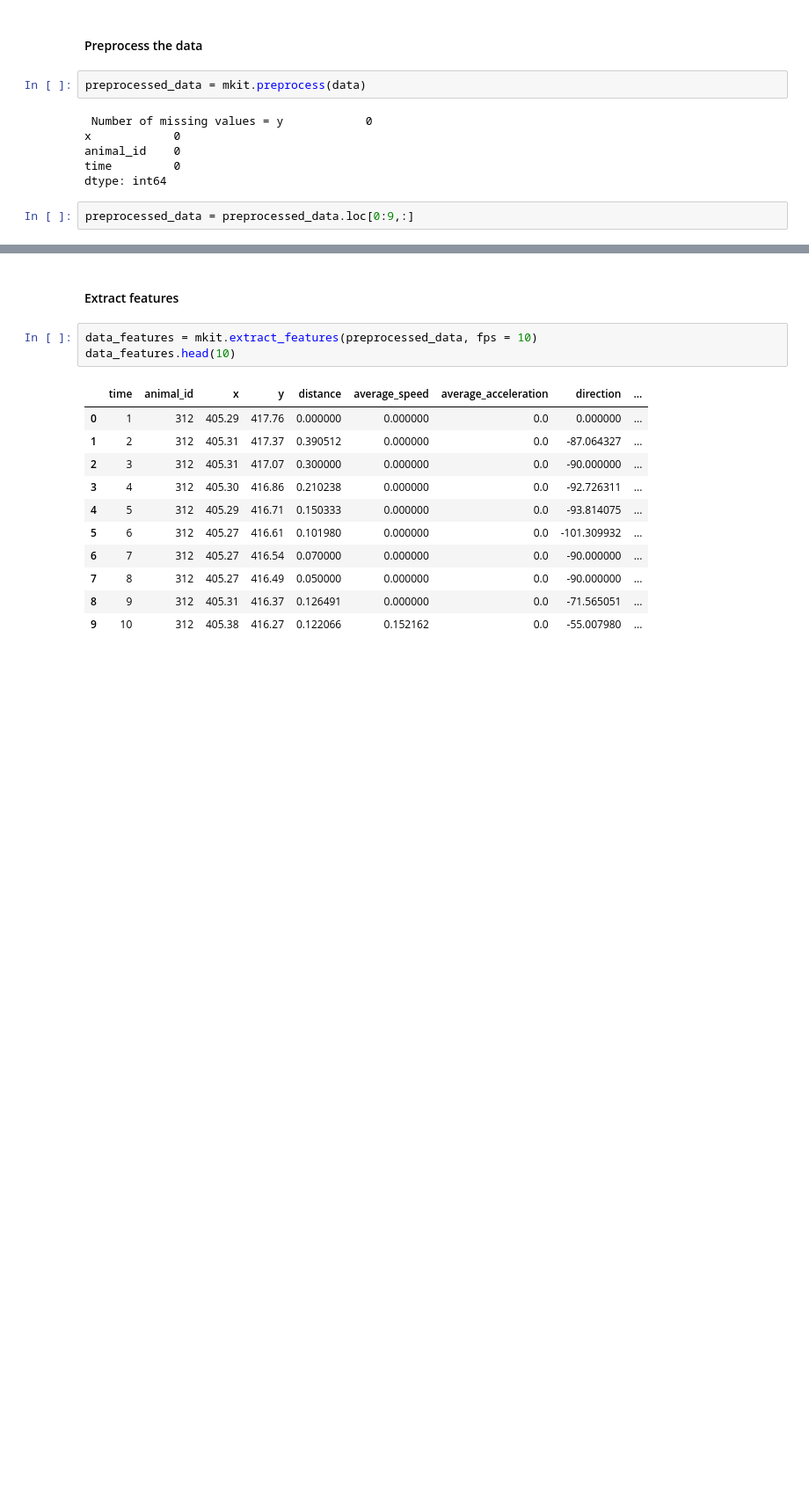
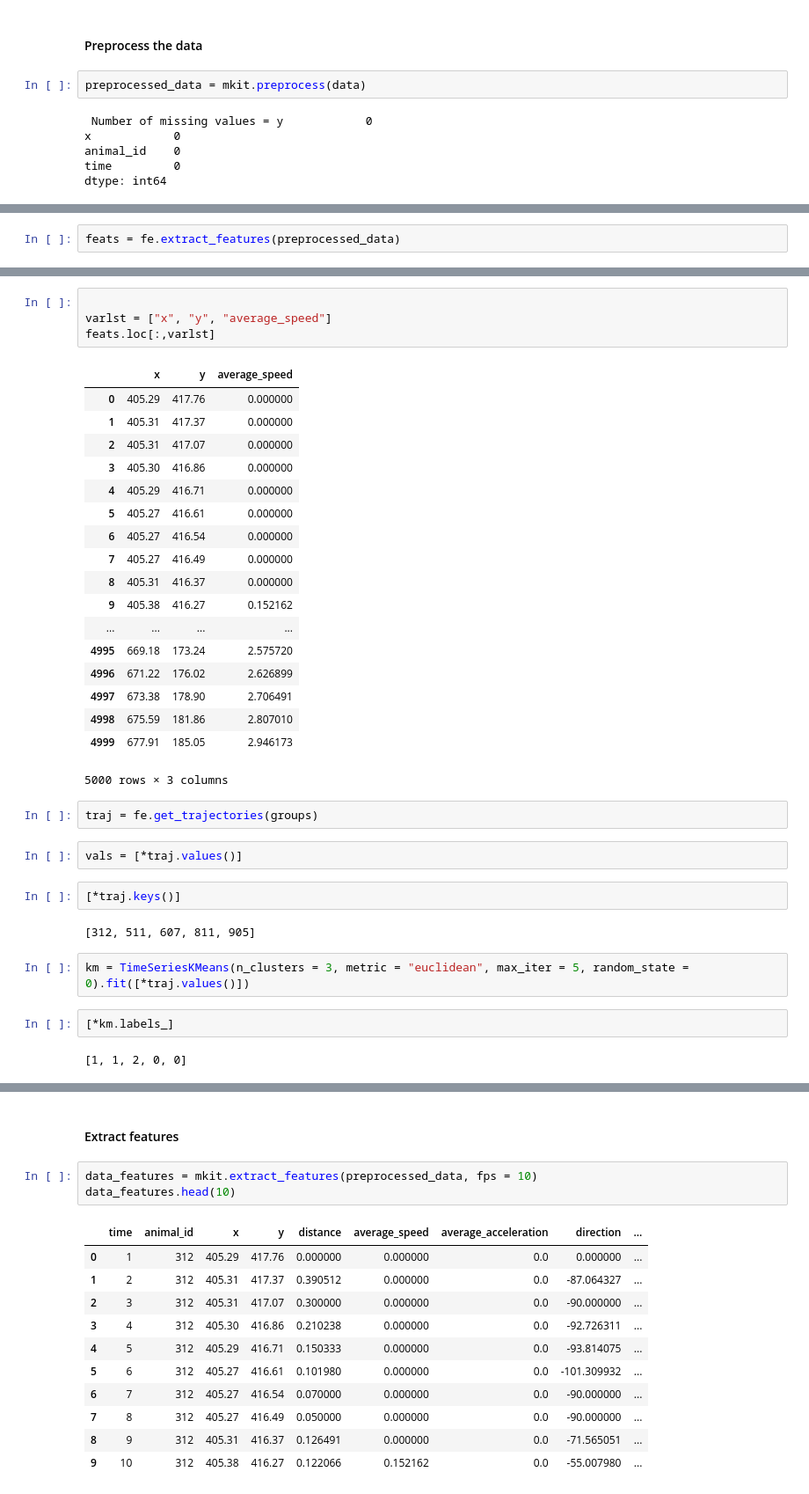
Before and after one commit to dbvis-ukon/movekit, a Jupyter notebook: examples/demo.ipynb, the cells around one changed output, grey strips where cells are left out. Shown at 88% size. Cells and saved outputs as stored; diff of their text form; blank space fills up the shorter version.

```diff
--- a/examples/demo.ipynb
+++ b/examples/demo.ipynb
@@ -51,5 +45,3 @@ x            0
 animal_id    0
 time         0
 dtype: int64
-# %%
-preprocessed_data = preprocessed_data.loc[0:9,:]
@@ -217,0 +50,2 @@ print(path)
+# %%
+feats = fe.extract_features(preprocessed_data)
@@ -217,0 +174,37 @@ print(path)
+# %%
+
+varlst = ["x", "y", "average_speed"]
+feats.loc[:,varlst]
+# %% [output]
+|  | x | y | average_speed |
+| 0 | 405.29 | 417.76 | 0.000000 |
+| 1 | 405.31 | 417.37 | 0.000000 |
+| 2 | 405.31 | 417.07 | 0.000000 |
+| 3 | 405.30 | 416.86 | 0.000000 |
+| 4 | 405.29 | 416.71 | 0.000000 |
+| 5 | 405.27 | 416.61 | 0.000000 |
+| 6 | 405.27 | 416.54 | 0.000000 |
+| 7 | 405.27 | 416.49 | 0.000000 |
+| 8 | 405.31 | 416.37 | 0.000000 |
+| 9 | 405.38 | 416.27 | 0.152162 |
+| ... | ... | ... | ... |
+| 4995 | 669.18 | 173.24 | 2.575720 |
+| 4996 | 671.22 | 176.02 | 2.626899 |
+| 4997 | 673.38 | 178.90 | 2.706491 |
+| 4998 | 675.59 | 181.86 | 2.807010 |
+| 4999 | 677.91 | 185.05 | 2.946173 |
+5000 rows × 3 columns
+# %%
+traj = fe.get_trajectories(groups)
+# %%
+vals = [*traj.values()]
+# %%
+[*traj.keys()]
+# %% [output]
+[312, 511, 607, 811, 905]
+# %%
+km = TimeSeriesKMeans(n_clusters = 3, metric = "euclidean", max_iter = 5, random_state = 0).fit([*traj.values()])
+# %%
+[*km.labels_]
+# %% [output]
+[1, 1, 2, 0, 0]
```
Also changed, not shown: parts of 44 cells of this notebook, 4 other files.
